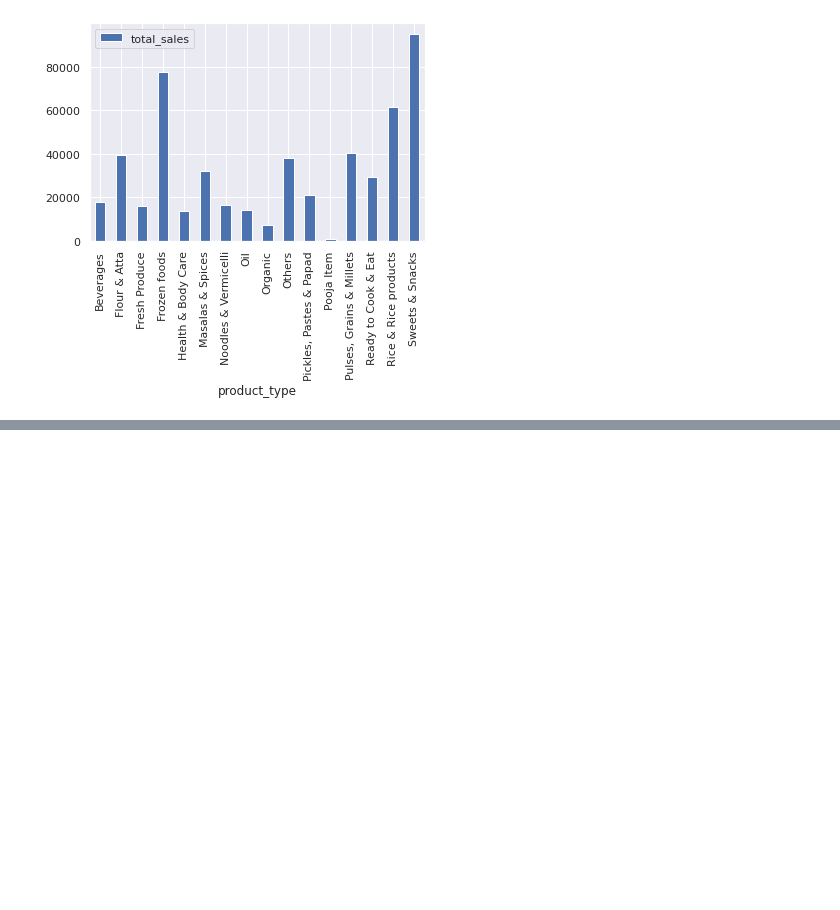
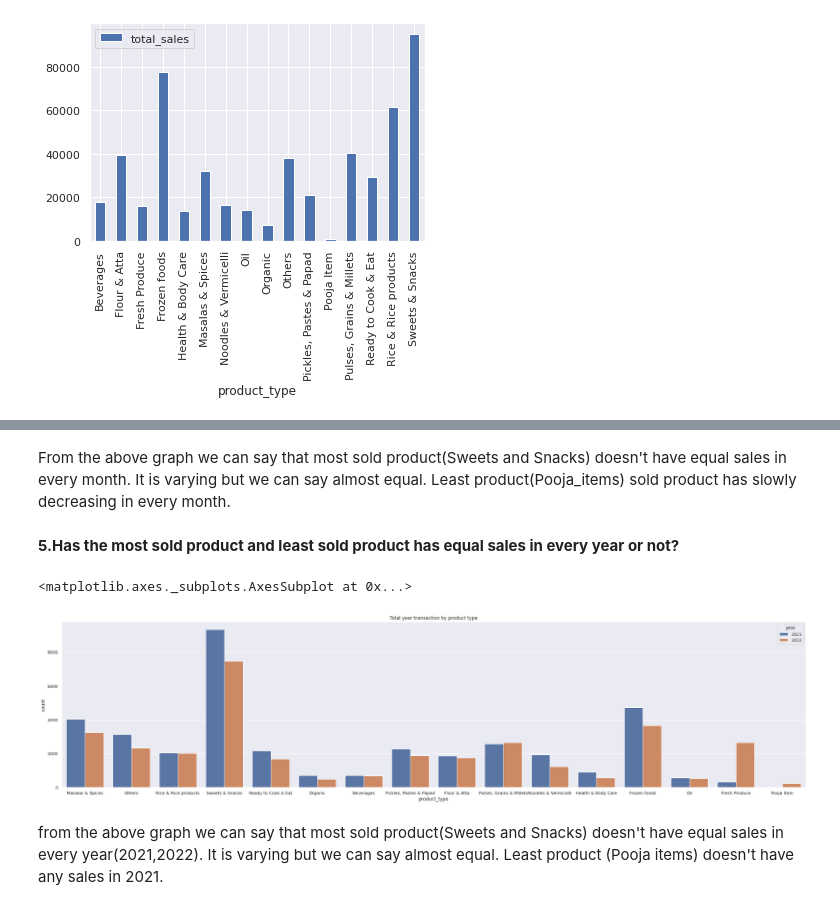
Before and after one commit to sarkar2527/DSAP, a Jupyter notebook: Dbanyan.ipynb, the cells around one changed output, grey strips where cells are left out. Saved outputs shown, nothing was run; the diff lists cells and outputs as text; code cells hidden in the pictures; blank space fills up the shorter version.

```diff
--- a/Dbanyan.ipynb
+++ b/Dbanyan.ipynb
@@ -540,0 +546,13 @@ Sweets and Snack has most sales among all product types
+# %% [markdown]
+From the above graph we can say that most sold product(Sweets and Snacks) doesn't have equal sales in every month. It is varying but we can say almost equal.  Least product(Pooja_items) sold product has slowly decreasing in every month.
+# %% [markdown]
+**5.Has the most sold product and least sold product has equal sales in every year or not?**
+# %%
+plt.figure(figsize=(35, 8))
+plt.title('Total year transaction by product type')
+sns.countplot(df1['product_type'], hue = df1.year)
+# %% [output]
+<matplotlib.axes._subplots.AxesSubplot at 0x...>
+[figure, added]
+# %% [markdown]
+from the above graph we can say that most sold product(Sweets and Snacks) doesn't have equal sales in every year(2021,2022). It is varying but we can say almost equal.  Least product (Pooja items) doesn't have any sales in 2021.
```
Also changed, not shown: parts of 5 cells of this notebook.
